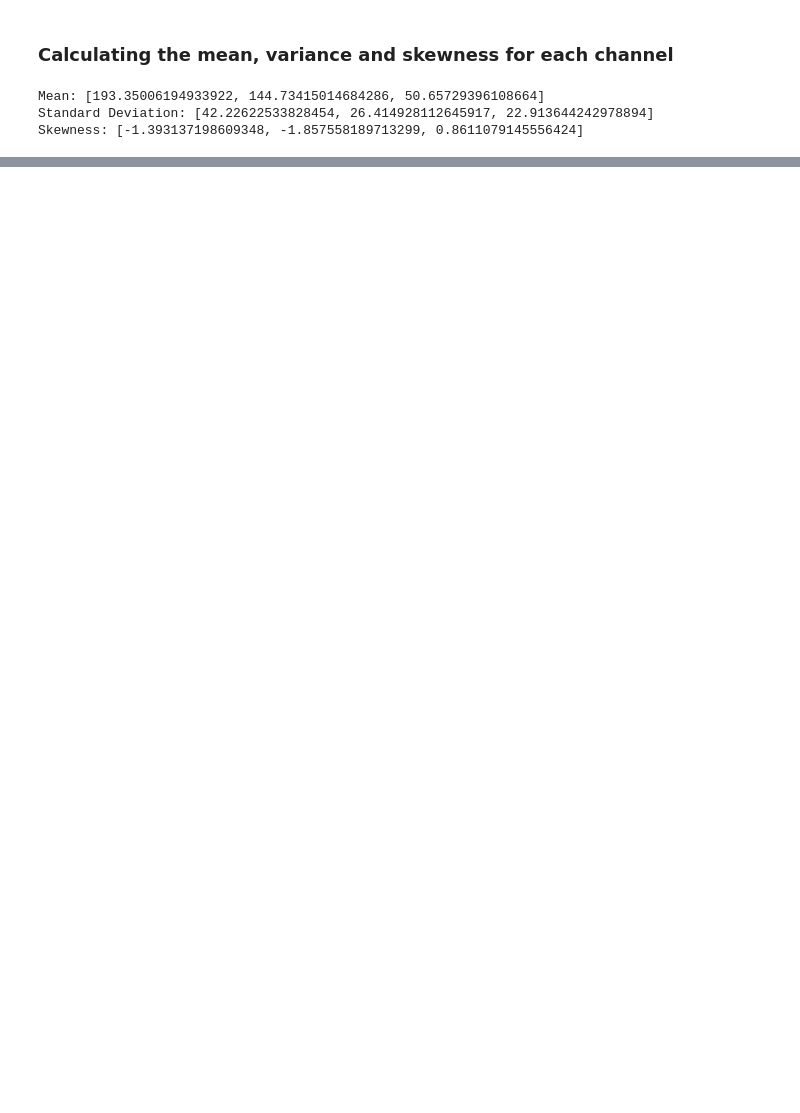
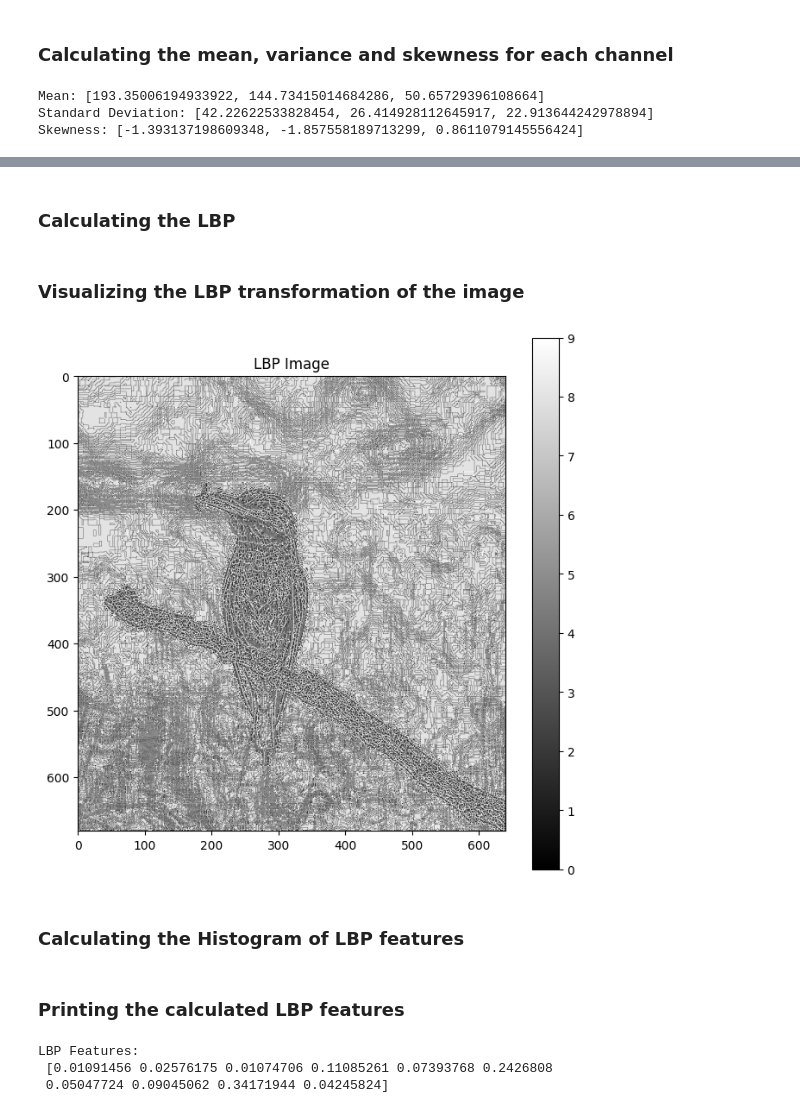
Before and after one commit to khalidmahamud/feature_extraction_techniques, a Jupyter notebook: color_based_features.ipynb, the cells around one changed output, grey strips where cells are left out. Cells and saved outputs as stored; diff of their text form; code cells hidden in the pictures; blank space fills up the shorter version.

```diff
--- a/color_based_features.ipynb
+++ b/color_based_features.ipynb
@@ -138,0 +235,18 @@ Skewness: [-1.393137198609348, -1.857558189713299, 0.8611079145556424]
+# %% [markdown]
+### Calculating the LBP
+# %%
+from skimage.feature import local_binary_pattern
+
+lbp = local_binary_pattern(image_gray, P=8, R=1, method="uniform")
+# %% [markdown]
+### Visualizing the LBP transformation of the image
+# %%
+plt.figure(figsize=(8, 8))
+plt.imshow(lbp, cmap="gray")
+plt.title("LBP Image")
+plt.colorbar()
+plt.show()
+# %% [output]
+[figure, added]
+# %% [markdown]
+### Calculating the Histogram of LBP features
@@ -138,0 +257,8 @@ Skewness: [-1.393137198609348, -1.857558189713299, 0.8611079145556424]
+# %% [markdown]
+### Printing the calculated LBP features
+# %%
+print("LBP Features:\n", hist_lbp)
+# %% [output]
+LBP Features:
+ [0.01091456 0.02576175 0.01074706 0.11085261 0.07393768 0.2426808
+ 0.05047724 0.09045062 0.34171944 0.04245824]
```
Also changed, not shown: parts of 36 cells of this notebook, 1 other file.
